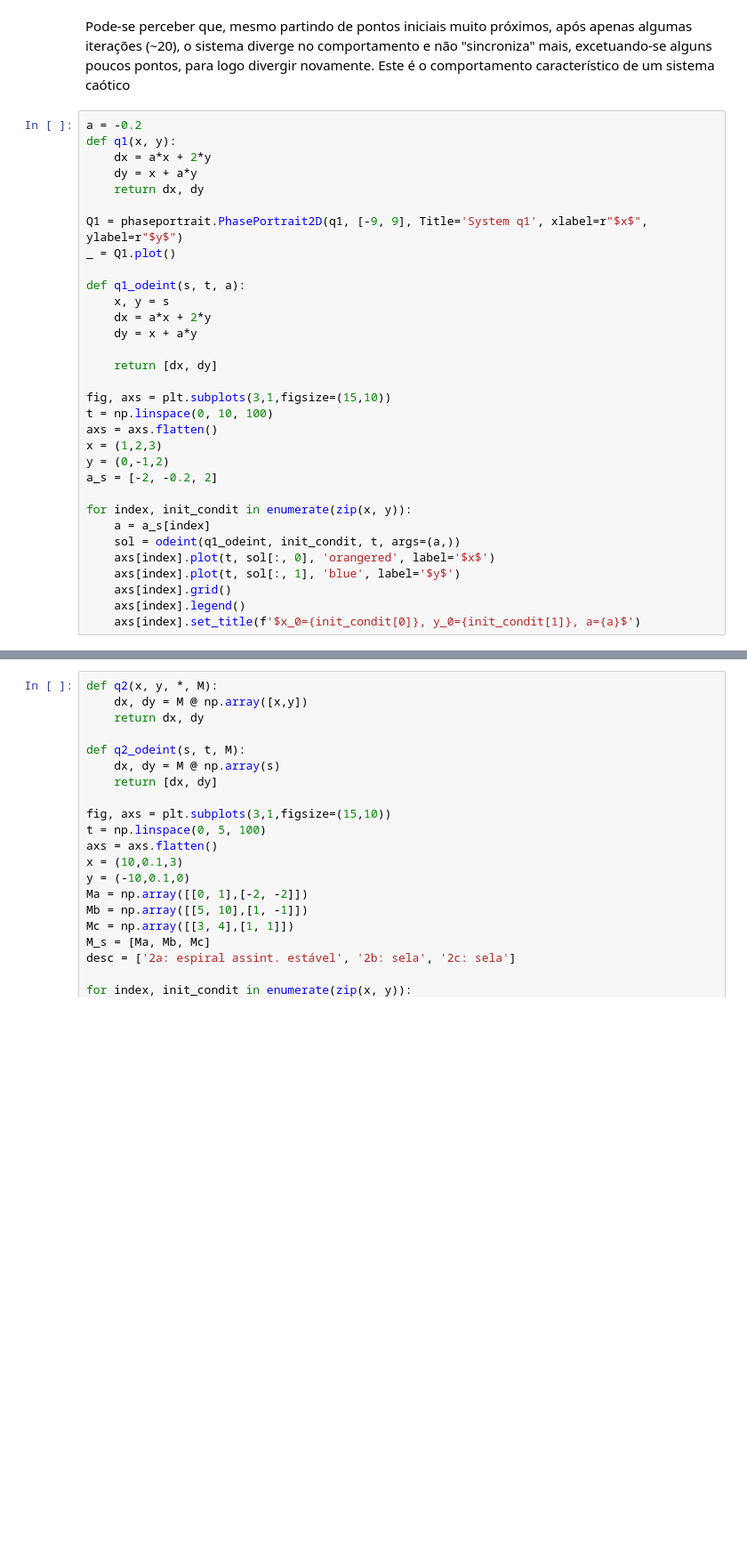
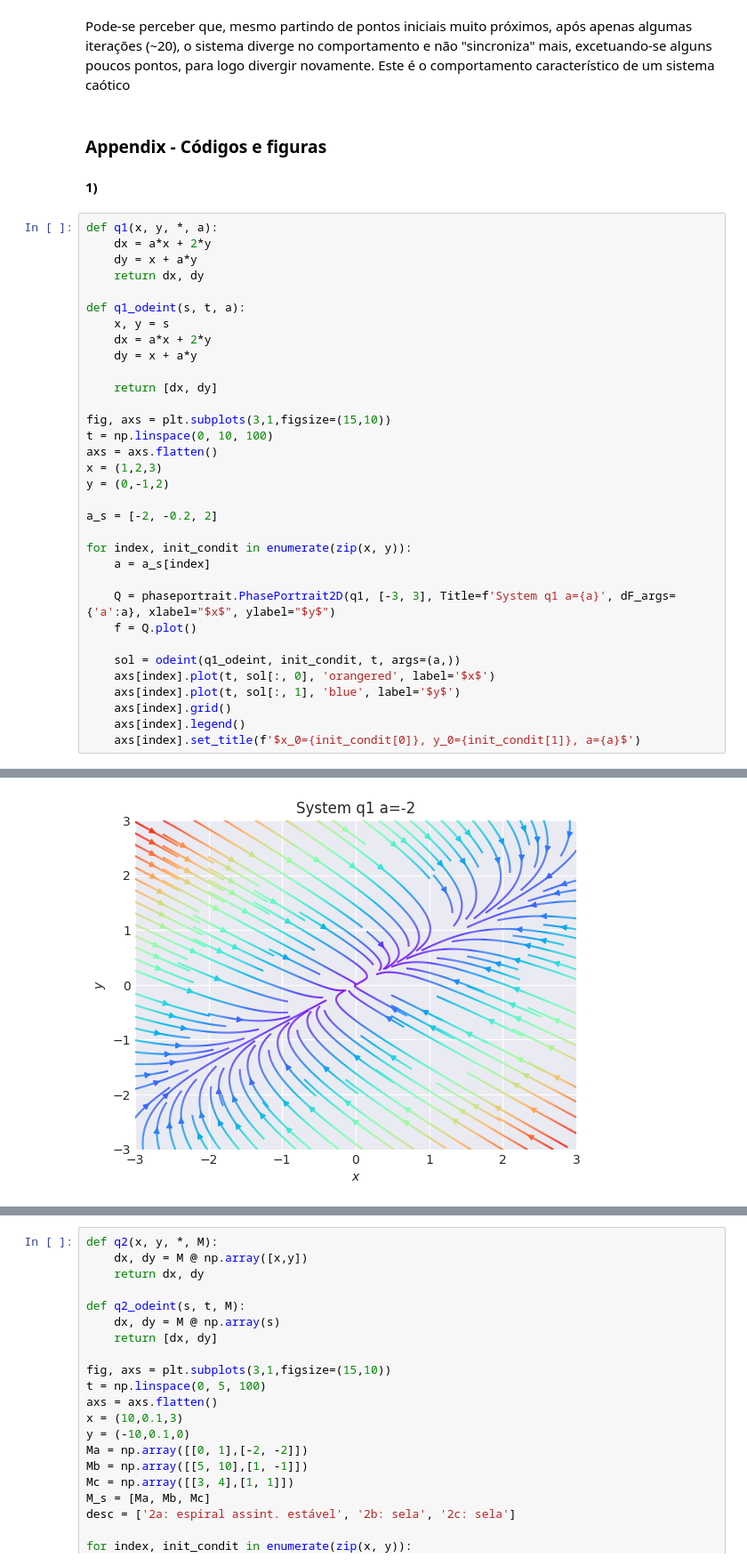
Before and after one commit to FerPapi/fineng-mba-usp, a Jupyter notebook: linalg/lista2_fernando_papi.ipynb, the cells around one changed output, grey strips where cells are left out. Shown at 89% size. Drawn from its saved outputs; the diff is of its cells as text; blank space fills up the shorter version.

```diff
--- a/linalg/lista2_fernando_papi.ipynb
+++ b/linalg/lista2_fernando_papi.ipynb
@@ -281,14 +324,14 @@ _ = plt.legend()
 # %% [markdown]
 Pode-se perceber que, mesmo partindo de pontos iniciais muito próximos, após apenas algumas iterações (~20), o sistema diverge no comportamento e não "sincroniza" mais, excetuando-se alguns poucos pontos, para logo divergir novamente. Este é o comportamento característico de um sistema caótico
+# %% [markdown]
+### Appendix - Códigos e figuras
+# %% [markdown]
+**1)**
 # %%
-a = -0.2
-def q1(x, y):
+def q1(x, y, *, a):
     dx = a*x + 2*y
     dy = x + a*y
     return dx, dy
-
-Q1 = phaseportrait.PhasePortrait2D(q1, [-9, 9], Title='System q1', xlabel=r"$x$", ylabel=r"$y$")
-_ = Q1.plot()
 
 def q1_odeint(s, t, a):
     x, y = s
@@ -302,10 +345,15 @@ t = np.linspace(0, 10, 100)
 axs = axs.flatten()
 x = (1,2,3)
 y = (0,-1,2)
+
 a_s = [-2, -0.2, 2]
 
 for index, init_condit in enumerate(zip(x, y)):
     a = a_s[index]
+
+    Q = phaseportrait.PhasePortrait2D(q1, [-3, 3], Title=f'System q1 a={a}', dF_args={'a':a}, xlabel="$x$", ylabel="$y$")
+    f = Q.plot()
+
     sol = odeint(q1_odeint, init_condit, t, args=(a,))
     axs[index].plot(t, sol[:, 0], 'orangered', label='$x$')
     axs[index].plot(t, sol[:, 1], 'blue', label='$y$')
@@ -316 +380,2 @@ for index, init_condit in enumerate(zip(x, y)):
 [figure]
+[figure, added]
```
Also changed, not shown: parts of 24 cells of this notebook.
